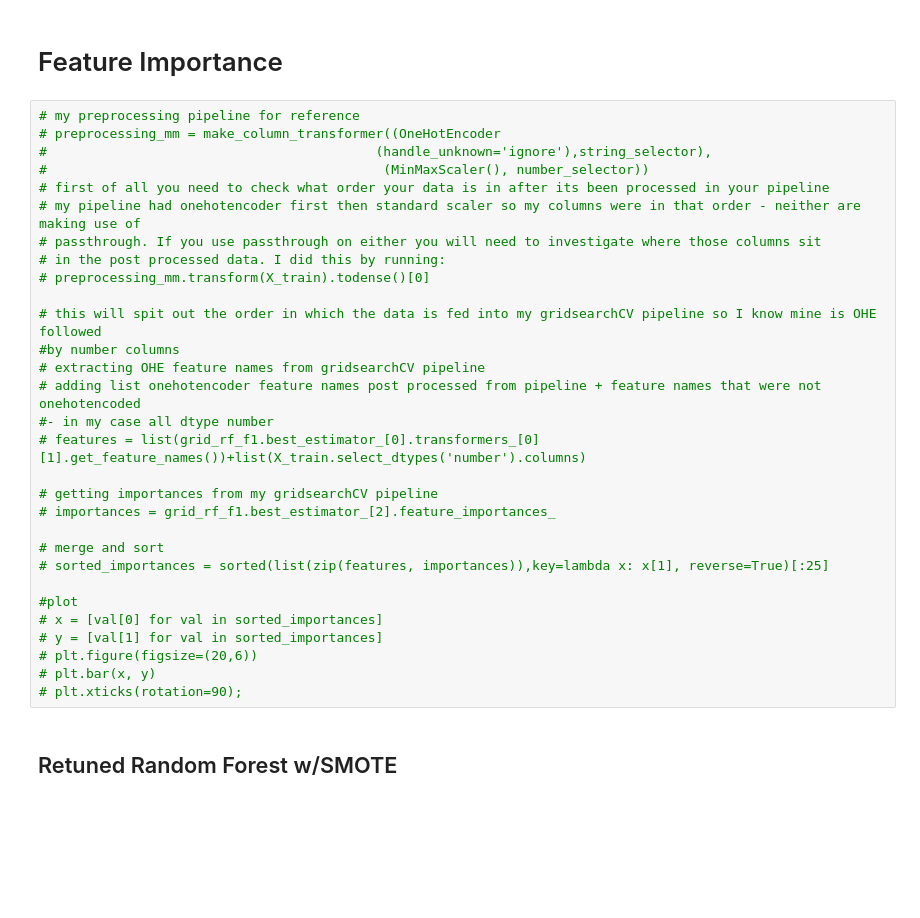
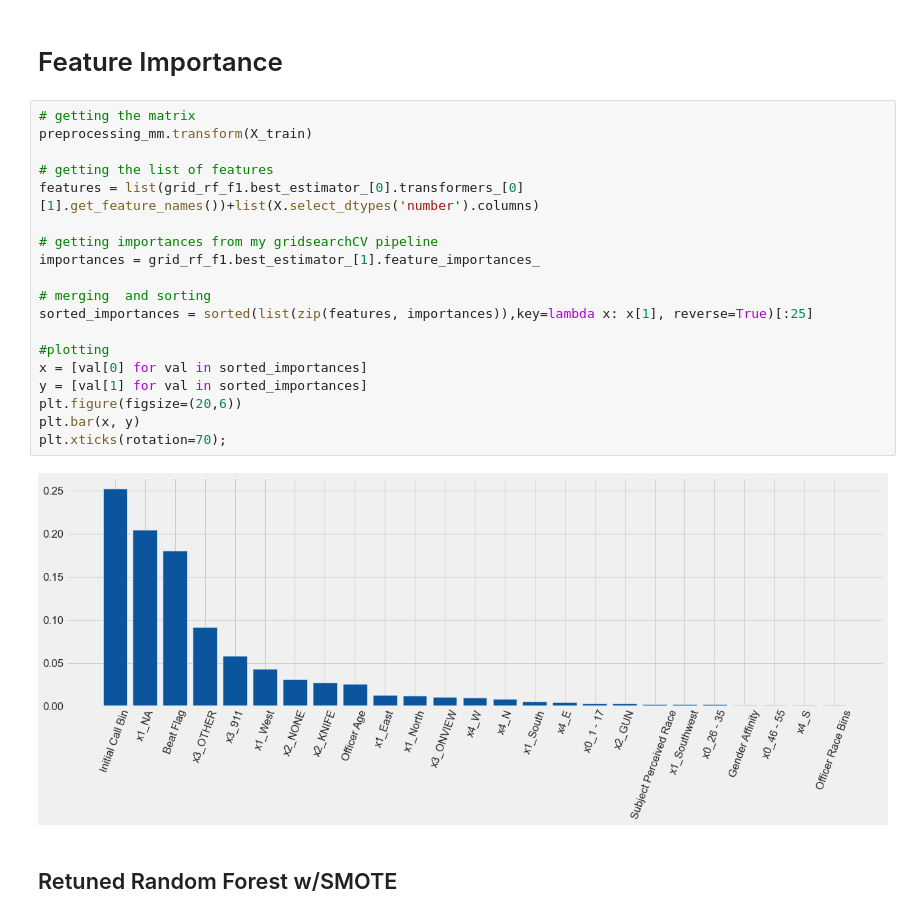
Before and after one commit to jeffreyhwatson/terry_stops_project, a Jupyter notebook: notebooks/exploratory/engineered.ipynb, the cells around one changed output. Drawn from its saved outputs; the diff is of its cells as text; blank space fills up the shorter version.

Commit message:
added feature selection

```diff
--- a/notebooks/exploratory/engineered.ipynb
+++ b/notebooks/exploratory/engineered.ipynb
@@ -2443,35 +2460,26 @@ AttributeError: 'numpy.ndarray' object has no attribute 'todense'
 # %% [markdown]
 # Feature Importance
 # %%
-# my preprocessing pipeline for reference
-# preprocessing_mm = make_column_transformer((OneHotEncoder
-#                                          (handle_unknown='ignore'),string_selector),
-#                                           (MinMaxScaler(), number_selector))
-# first of all you need to check what order your data is in after its been processed in your pipeline
-# my pipeline had onehotencoder first then standard scaler so my columns were in that order - neither are making use of
-# passthrough. If you use passthrough on either you will need to investigate where those columns sit
-# in the post processed data. I did this by running:
-# preprocessing_mm.transform(X_train).todense()[0]
+# getting the matrix
+preprocessing_mm.transform(X_train)
 
-# this will spit out the order in which the data is fed into my gridsearchCV pipeline so I know mine is OHE followed
-#by number columns
-# extracting OHE feature names from gridsearchCV pipeline
-# adding list onehotencoder feature names post processed from pipeline + feature names that were not onehotencoded
-#- in my case all dtype number
-# features = list(grid_rf_f1.best_estimator_[0].transformers_[0][1].get_feature_names())+list(X_train.select_dtypes('number').columns)
+# getting the list of features
+features = list(grid_rf_f1.best_estimator_[0].transformers_[0][1].get_feature_names())+list(X.select_dtypes('number').columns)
 
 # getting importances from my gridsearchCV pipeline
-# importances = grid_rf_f1.best_estimator_[2].feature_importances_
+importances = grid_rf_f1.best_estimator_[1].feature_importances_
 
-# merge and sort
-# sorted_importances = sorted(list(zip(features, importances)),key=lambda x: x[1], reverse=True)[:25]
+# merging  and sorting
+sorted_importances = sorted(list(zip(features, importances)),key=lambda x: x[1], reverse=True)[:25]
 
-#plot
-# x = [val[0] for val in sorted_importances]
-# y = [val[1] for val in sorted_importances]
-# plt.figure(figsize=(20,6))
-# plt.bar(x, y)
-# plt.xticks(rotation=90);
+#plotting
+x = [val[0] for val in sorted_importances]
+y = [val[1] for val in sorted_importances]
+plt.figure(figsize=(20,6))
+plt.bar(x, y)
+plt.xticks(rotation=70);
+# %% [output]
+[figure, added]
 # %% [markdown]
 ## Retuned Random Forest w/SMOTE
 # %%
```
Also changed, not shown: parts of 2 cells of this notebook, 1 other file.
